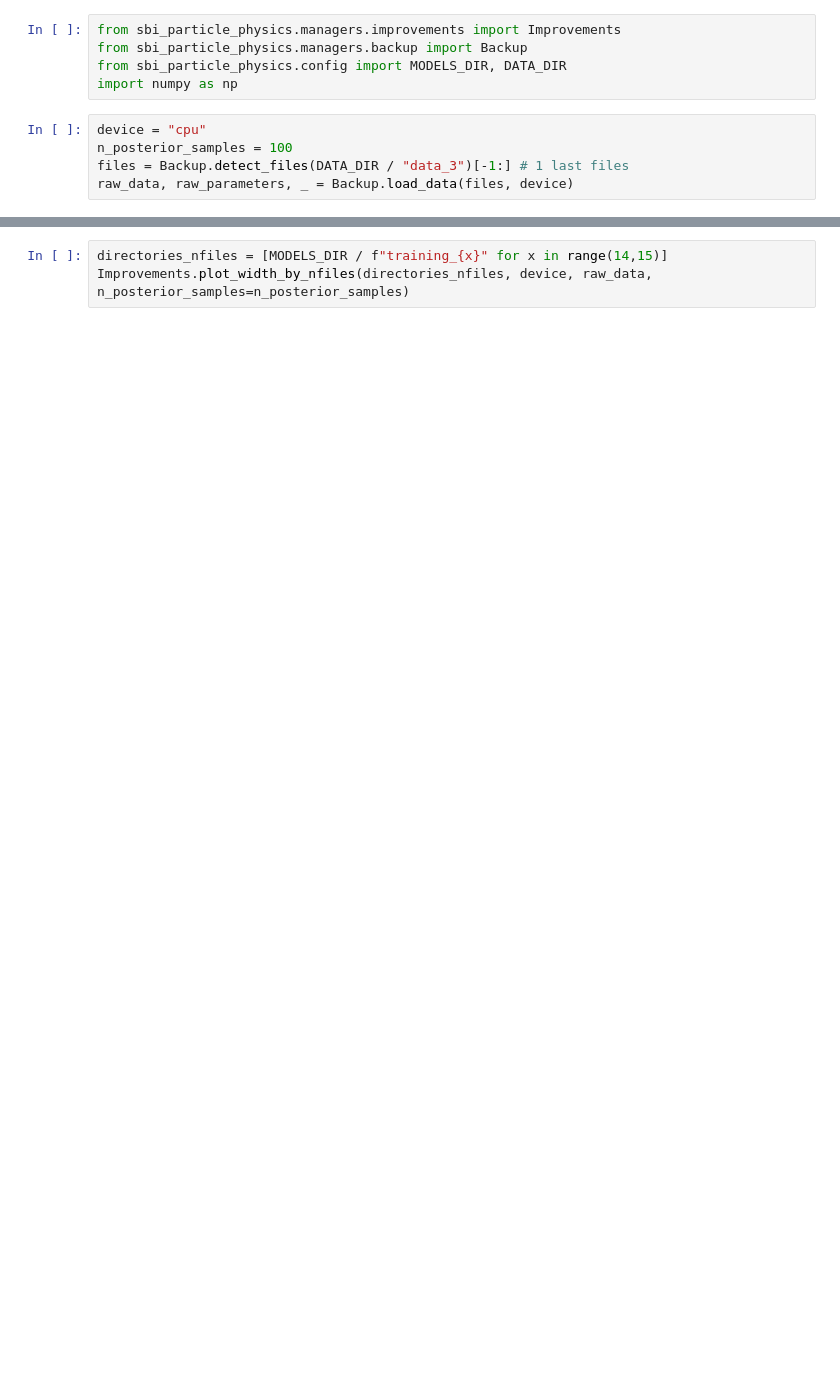
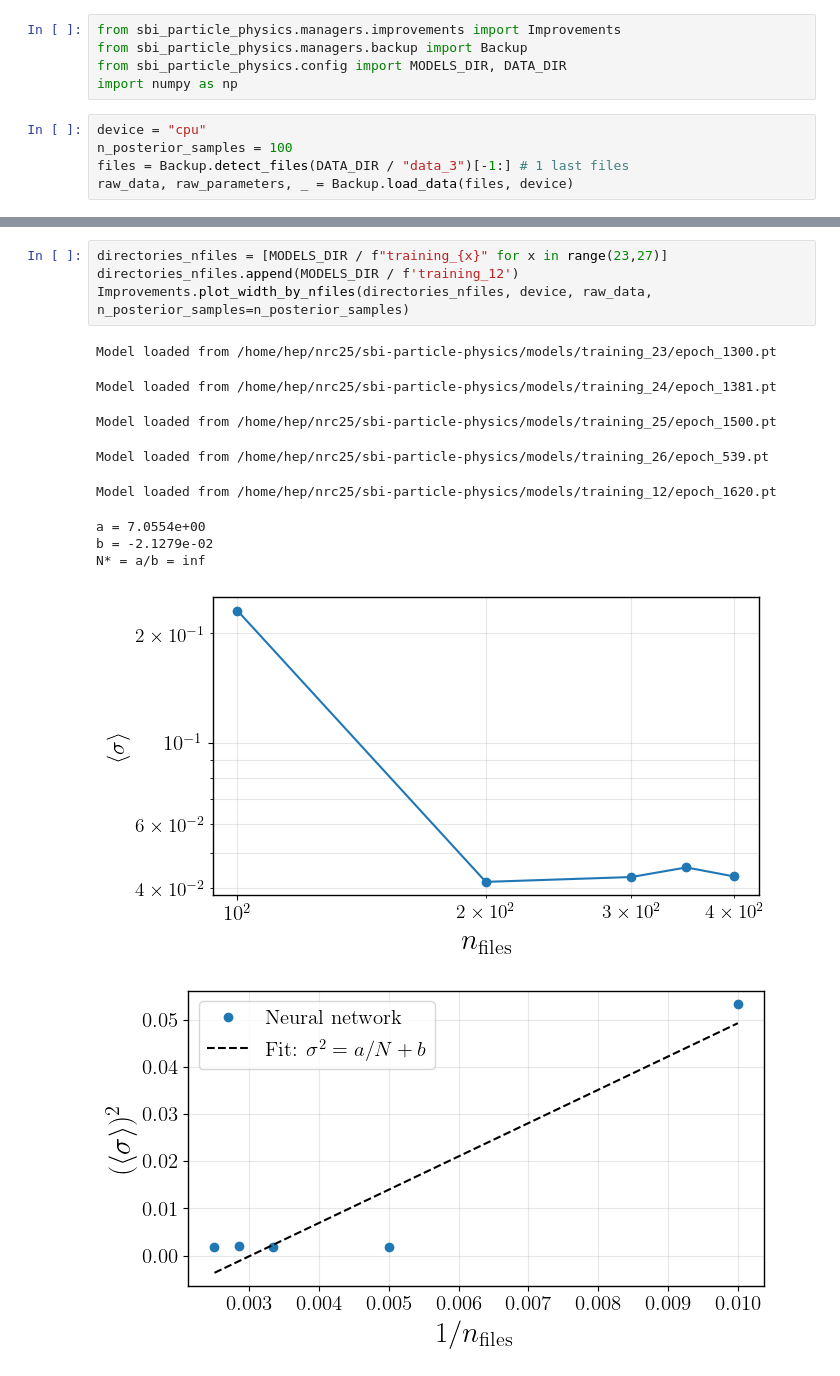
Before and after one commit to NilsCt/sbi-particle-physics, a Jupyter notebook: notebooks/improvements.ipynb, the cells around one changed output, grey strips where cells are left out. Saved outputs shown, nothing was run; the diff lists cells and outputs as text; blank space fills up the shorter version.

```diff
--- a/notebooks/improvements.ipynb
+++ b/notebooks/improvements.ipynb
@@ -21,4 +63,16 @@ Improvements.plot_width_by_epochs(files, device, raw_data, n_posterior_samples=n
 # %%
-directories_nfiles = [MODELS_DIR / f"training_{x}" for x in range(14,15)]
+directories_nfiles = [MODELS_DIR / f"training_{x}" for x in range(23,27)]
+directories_nfiles.append(MODELS_DIR / f'training_12')
 Improvements.plot_width_by_nfiles(directories_nfiles, device, raw_data, n_posterior_samples=n_posterior_samples)
+# %% [output]
+Model loaded from /home/hep/nrc25/sbi-particle-physics/models/training_23/epoch_1300.pt
+Model loaded from /home/hep/nrc25/sbi-particle-physics/models/training_24/epoch_1381.pt
+Model loaded from /home/hep/nrc25/sbi-particle-physics/models/training_25/epoch_1500.pt
+Model loaded from /home/hep/nrc25/sbi-particle-physics/models/training_26/epoch_539.pt
+Model loaded from /home/hep/nrc25/sbi-particle-physics/models/training_12/epoch_1620.pt
+a = 7.0554e+00
+b = -2.1279e-02
+N* = a/b = inf
+[figure, added]
+[figure, added]
 # %%
```
Also changed, not shown: parts of 7 cells of this notebook, 33 other files.
